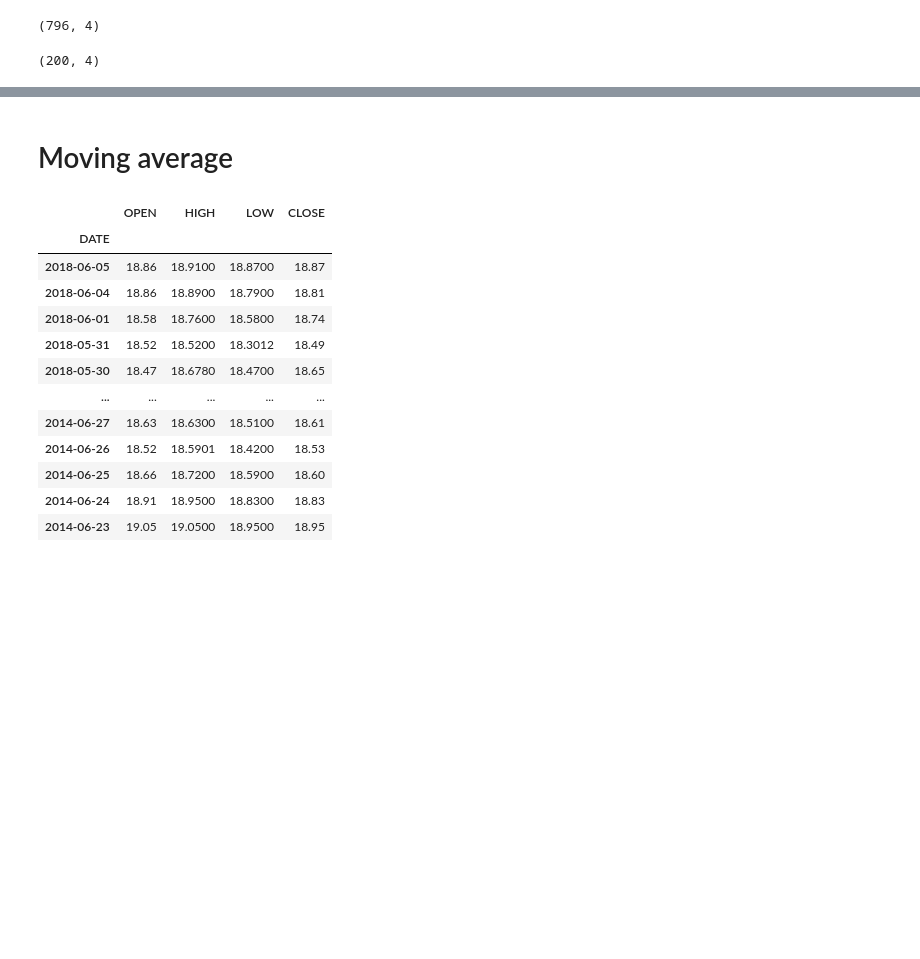
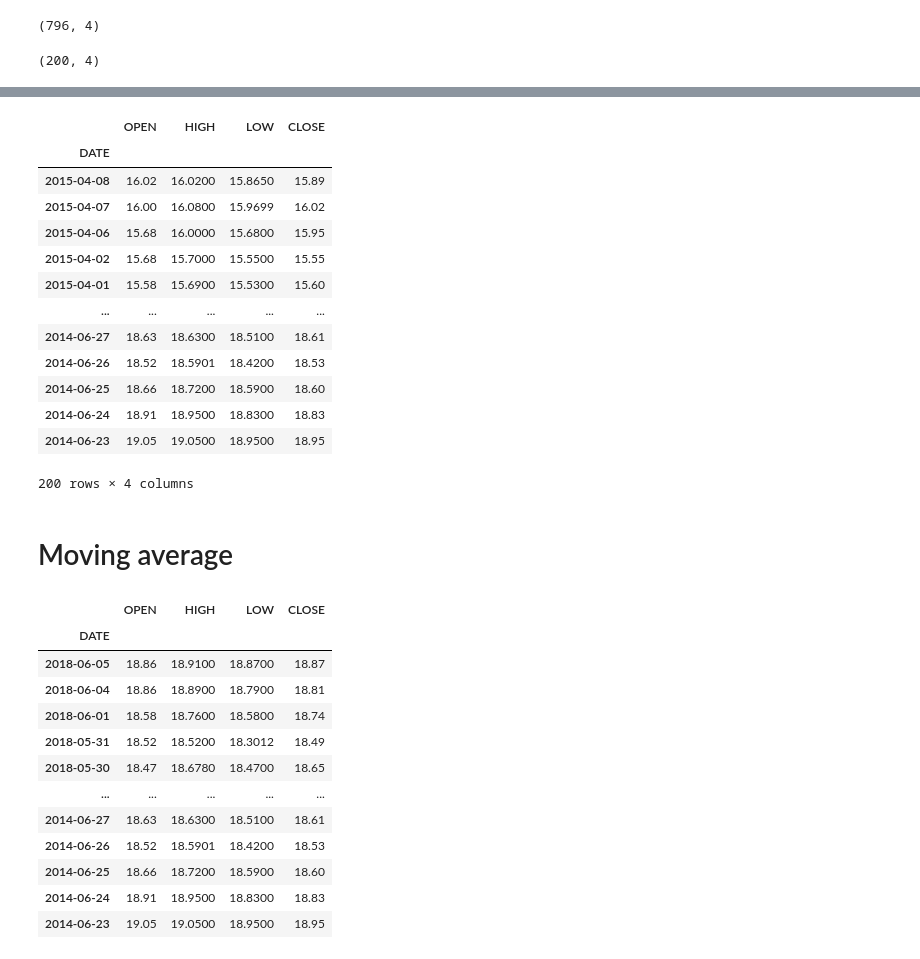
Before and after one commit to vipinkatara/Stock-prediction, a Jupyter notebook: Stock-prediction.ipynb, the cells around one changed output, grey strips where cells are left out. Cells and saved outputs as stored; diff of their text form; code cells hidden in the pictures; blank space fills up the shorter version.

```diff
--- a/Stock-prediction.ipynb
+++ b/Stock-prediction.ipynb
@@ -201,3 +211,20 @@ test.shape
+# %%
+test
+# %% [output]
+|  | OPEN | HIGH | LOW | CLOSE |
+| DATE |  |  |  |  |
+| 2015-04-08 | 16.02 | 16.0200 | 15.8650 | 15.89 |
+| 2015-04-07 | 16.00 | 16.0800 | 15.9699 | 16.02 |
+| 2015-04-06 | 15.68 | 16.0000 | 15.6800 | 15.95 |
+| 2015-04-02 | 15.68 | 15.7000 | 15.5500 | 15.55 |
+| 2015-04-01 | 15.58 | 15.6900 | 15.5300 | 15.60 |
+| ... | ... | ... | ... | ... |
+| 2014-06-27 | 18.63 | 18.6300 | 18.5100 | 18.61 |
+| 2014-06-26 | 18.52 | 18.5901 | 18.4200 | 18.53 |
+| 2014-06-25 | 18.66 | 18.7200 | 18.5900 | 18.60 |
+| 2014-06-24 | 18.91 | 18.9500 | 18.8300 | 18.83 |
+| 2014-06-23 | 19.05 | 19.0500 | 18.9500 | 18.95 |
+200 rows × 4 columns
 # %% [markdown]
 # Moving average
 # %%
```
Also changed, not shown: parts of 13 cells of this notebook.
